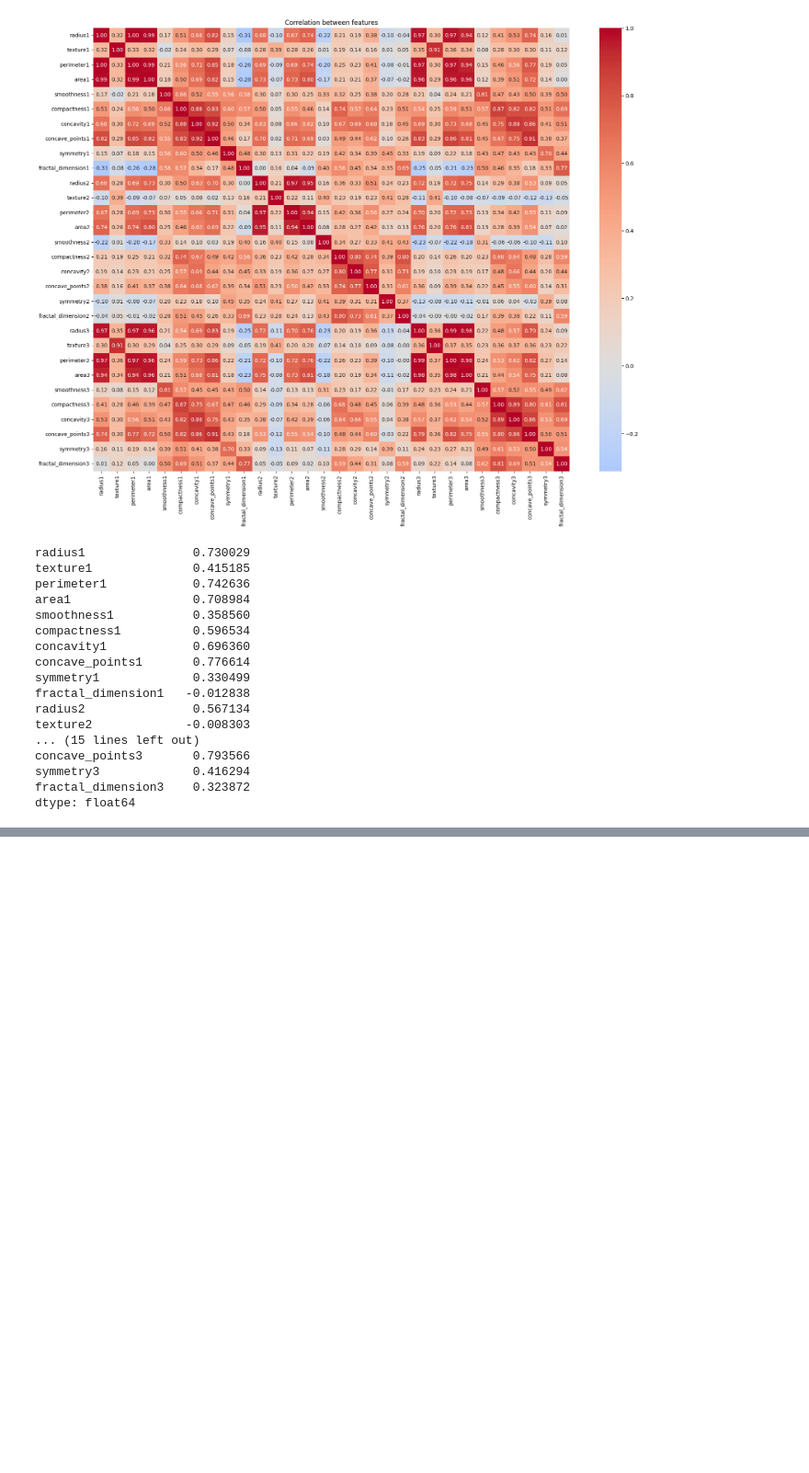
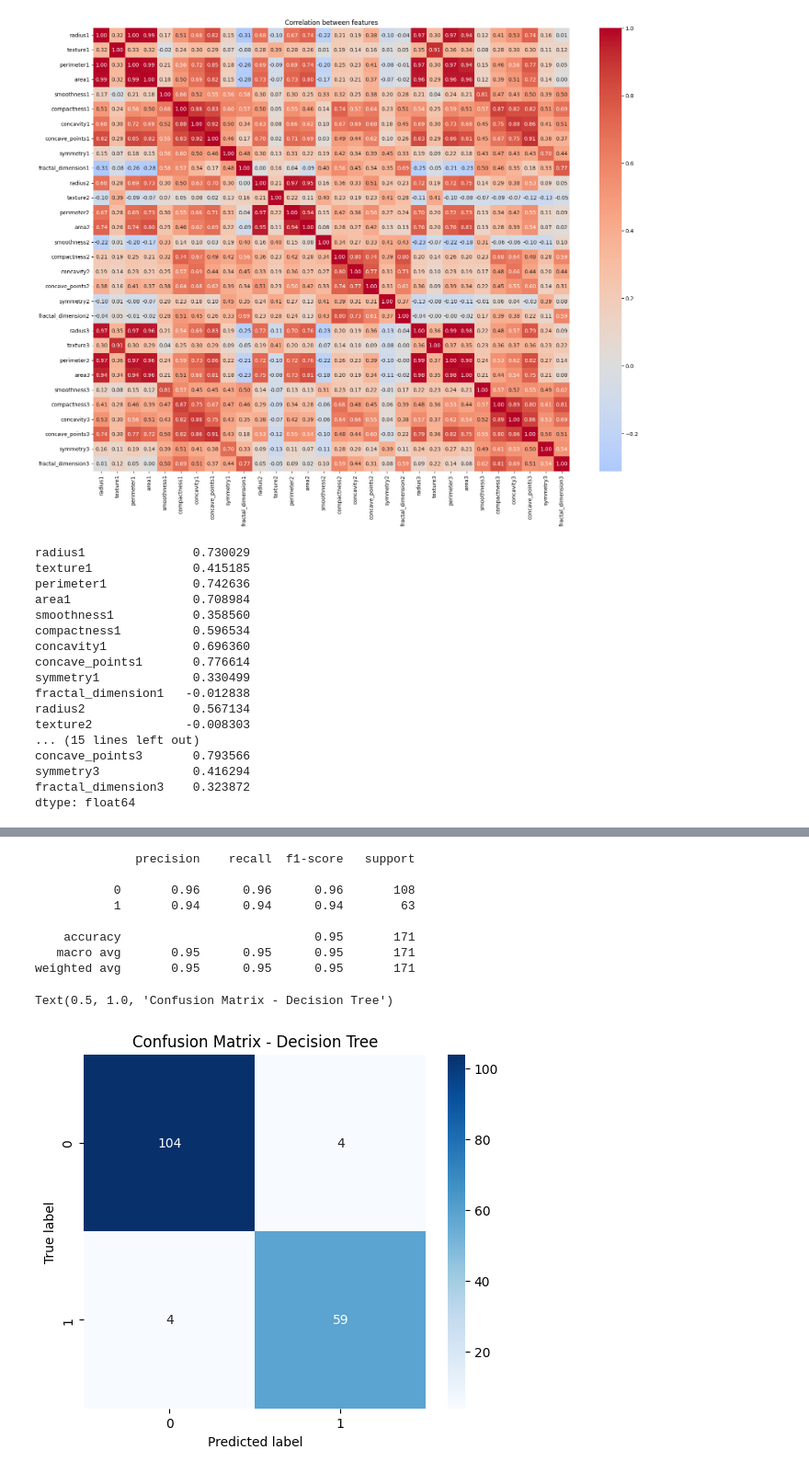
Before and after one commit to minaaam12/Breast_Cancer_Wisconsin, a Jupyter notebook: main.ipynb, the cells around one changed output, grey strips where cells are left out. Shown at 92% size. Saved outputs shown, nothing was run; the diff lists cells and outputs as text; code cells hidden in the pictures; blank space fills up the shorter version.

```diff
--- a/main.ipynb
+++ b/main.ipynb
@@ -174,0 +214,27 @@ dtype: float64
+# %%
+# Decision Tree
+# Trees does not need data scaling
+model = DecisionTreeClassifier(max_depth=5, random_state=42)
+model.fit(X_train, y_train)
+
+y_pred = model.predict(X_test)
+
+print(classification_report(y_test, y_pred))
+
+cm = confusion_matrix(y_test, y_pred)
+plt.figure(figsize=(6,5))
+sns.heatmap(cm, annot=True, fmt='d', cmap='Blues', xticklabels=['0','1'], yticklabels=['0','1'])
+plt.ylabel('True label')
+plt.xlabel('Predicted label')
+plt.title('Confusion Matrix - Decision Tree')
+# %% [output]
+              precision    recall  f1-score   support
+
+           0       0.96      0.96      0.96       108
+           1       0.94      0.94      0.94        63
+
+    accuracy                           0.95       171
+   macro avg       0.95      0.95      0.95       171
+weighted avg       0.95      0.95      0.95       171
+Text(0.5, 1.0, 'Confusion Matrix - Decision Tree')
+[figure, added]
```
Also changed, not shown: parts of 4 cells of this notebook, 1 other file.
